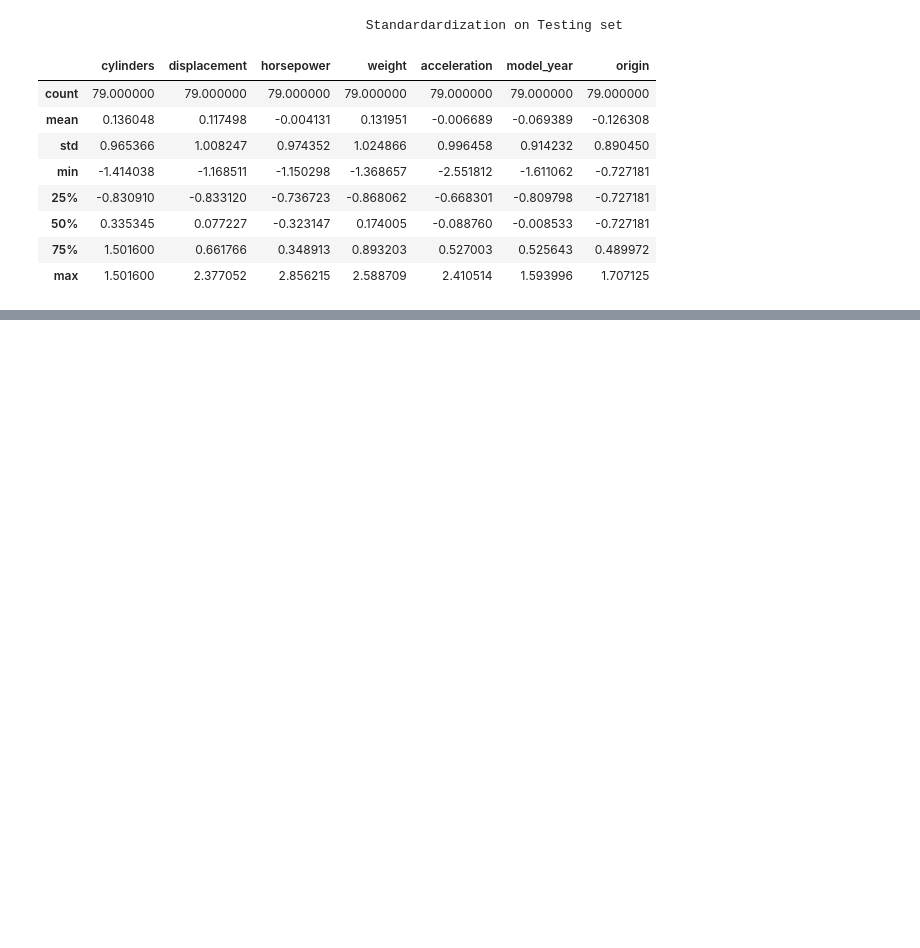
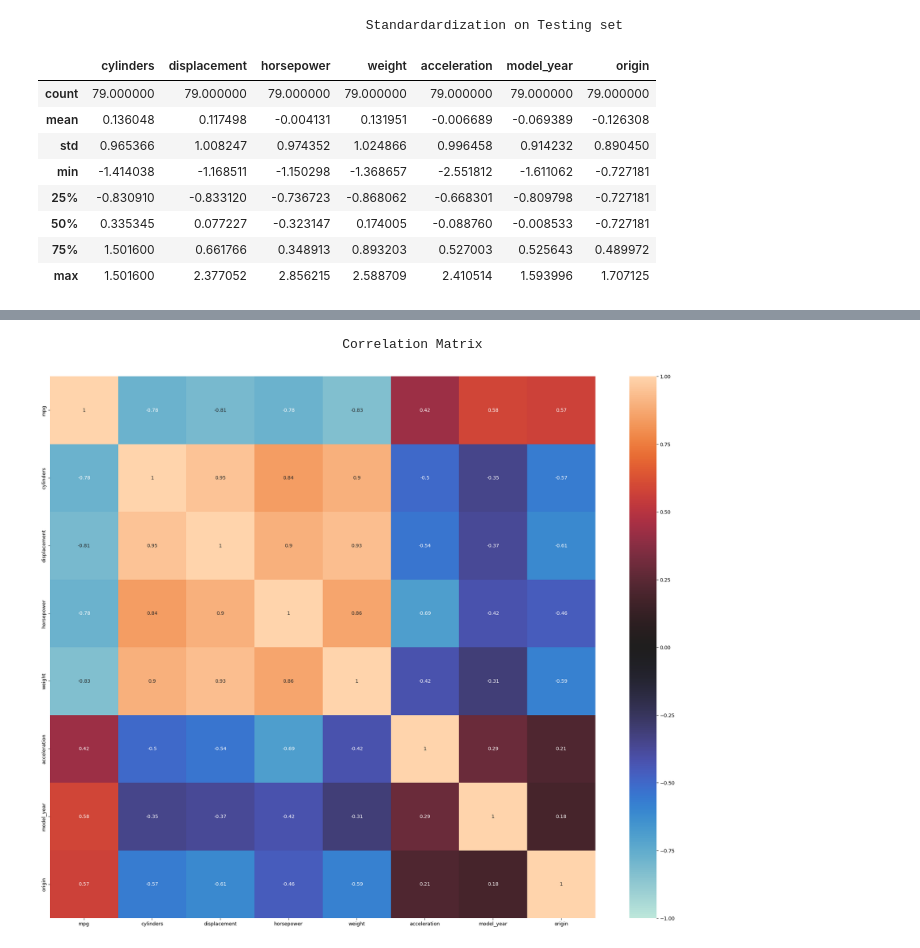
Before and after one commit to aseelhatem2/Data-Analyze-GSG, a Jupyter notebook: Auto_MPG_Prediction_(Comparing_Top_ML_Algorithms).ipynb, the cells around one changed output, grey strips where cells are left out. Saved outputs shown, nothing was run; the diff lists cells and outputs as text; code cells hidden in the pictures; blank space fills up the shorter version.

```diff
--- a/Auto_MPG_Prediction_(Comparing_Top_ML_Algorithms).ipynb
+++ b/Auto_MPG_Prediction_(Comparing_Top_ML_Algorithms).ipynb
@@ -285,3 +285,15 @@ display(Test_X_std.describe())
 | 50% | 0.335345 | 0.077227 | -0.323147 | 0.174005 | -0.088760 | -0.008533 | -0.727181 |
 | 75% | 1.501600 | 0.661766 | 0.348913 | 0.893203 | 0.527003 | 0.525643 | 0.489972 |
 | max | 1.501600 | 2.377052 | 2.856215 | 2.588709 | 2.410514 | 1.593996 | 1.707125 |
+# %%
+m=[]
+for i in df.columns.values:
+    m.append(i.replace(' ','_'))
+
+df.columns = m
+X = df.drop([target],axis=1)
+Y = df[target]
+Train_X, Test_X, Train_Y, Test_Y = train_test_split(X, Y, train_size=0.8, test_size=0.2, random_state=100)
+Train_X.reset_index(drop=True,inplace=True)
+
+print('Original set  ---> ',X.shape,Y.shape,'\nTraining set  ---> ',Train_X.shape,Train_Y.shape,'\nTesting set   ---> ', Test_X.shape,'', Test_Y.shape)
@@ -287,0 +337,8 @@ display(Test_X_std.describe())
+# %%
+print('\033[1mCorrelation Matrix'.center(100))
+plt.figure(figsize=[25,20])
+sns.heatmap(df.corr(), annot=True, vmin=-1, vmax=1, center=0) #cmap='BuGn'
+plt.show()
+# %% [output]
+                                       Correlation Matrix
+[figure, added]
```
Also changed, not shown: parts of 3 cells of this notebook.
